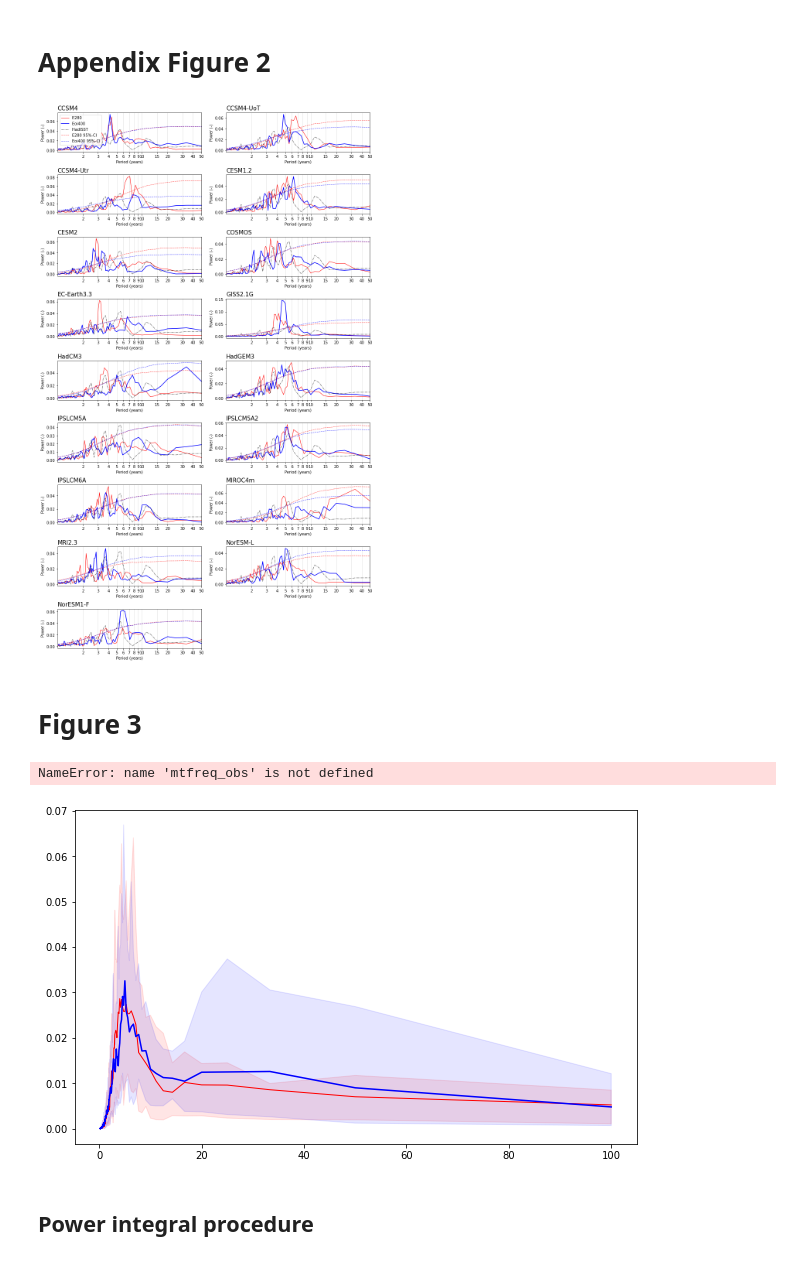
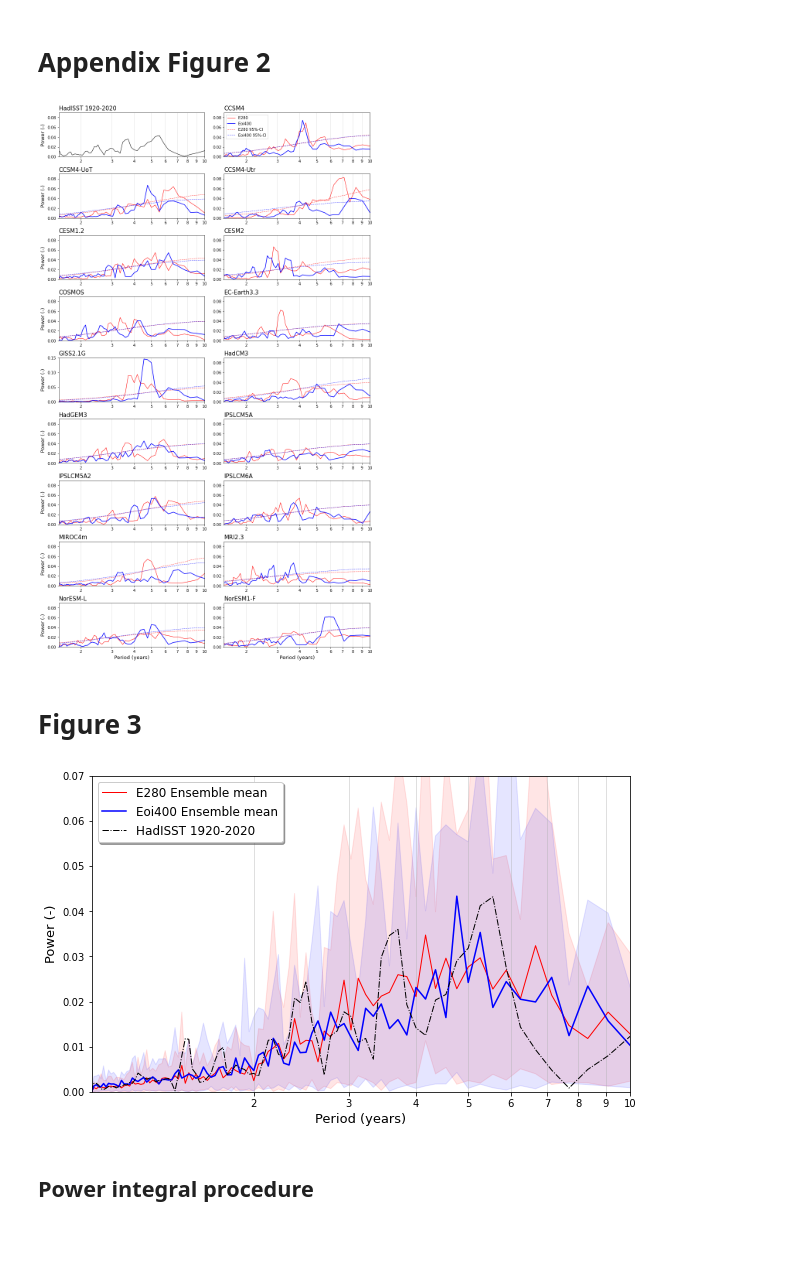
Before and after one commit to arthuroldeman/pliomip2-enso, a Jupyter notebook: spectral_analysis.ipynb, the cells around one changed output. Cells and saved outputs as stored; diff of their text form; code cells hidden in the pictures.

```diff
--- a/spectral_analysis.ipynb
+++ b/spectral_analysis.ipynb
@@ -128,19 +128,23 @@ def integral_power(Tmin, Tmax, power):
 # %%
 ## Calculate Nino34 index time series
 
-trend_type = "linear"
+trend_type = "linear" # linear detrending of Nino34 series
+nino_type = 'Nino34'
 
 for i in range(0, len(modellist)):
 
     print('model = ' + modellist[i])
 
-    ds = Nino34_timeseries(model = modellist[i], run='E280', trend = trend_type)
+#     ds = Nino34_timeseries(model = modellist[i], run='E280', trend = trend_type)
+    ds = Nino_timeseries(model = modellist[i], run='E280', mode = nino_type, trend = trend_type)
+
     if i==0:
         nino_e280   = np.zeros((len(ds), len(modellist)))
         nino_eoi400 = np.zeros((len(ds), len(modellist)))
 
     nino_e280[:,i]   = ds
-    nino_eoi400[:,i] = Nino34_timeseries(model = modellist[i], run='EOI400', trend = trend_type)
+#     nino_eoi400[:,i] = Nino34_timeseries(model = modellist[i], run='EOI400', trend = trend_type)
+    nino_eoi400[:,i] = Nino_timeseries(model = modellist[i], run='EOI400', mode = nino_type, trend = trend_type)
 # %% [output]
 model = CCSM4
 model = CCSM4-UoT
@@ -257,46 +261,57 @@ model = NorESM1-F
 # 1 - 10 yaar
 
 fig1, axs = plt.subplots(nrows=9, ncols=2, figsize=(figwidth2, 20), constrained_layout=True)
-axs = trim_axs(axs, len(modellist))
+axs = trim_axs(axs, len(modellist)+1)
 
 conf = True
 
-for ax1, i in zip(axs, range(0,len(modellist))):
+for ax1, i in zip(axs, range(0,len(modellist)+1)):
 
 #     ax1.plot(fftfreq_e280, fftspec_e280[:,i], '--r', linewidth = 1, alpha = 0.5, label='E280 FFT')
-    ax1.plot(1/(12*mtfreq_e280), mtspec_e280[:,i], '-r', linewidth = 1, label = 'E280')
 #     ax1.plot(fftfreq_eoi400, fftspec_eoi400[:,i], '--b', linewidth = 1.5, alpha=0.5, label='EOI400 FFT')
-    ax1.plot(1/(12*mtfreq_eoi400), mtspec_eoi400[:,i], '-b', linewidth = 1.5, label = 'Eoi400')
+    if i==0:
+        ax1.plot(1/(12*mtfreq_obs), mtspec_obs, 'k-', linewidth = 1, alpha = 1., label = 'HadISST')
+    else:
+        ax1.plot(1/(12*mtfreq_e280), mtspec_e280[:,i-1], '-r', linewidth = 1, label = 'E280')
+        ax1.plot(1/(12*mtfreq_eoi400), mtspec_eoi400[:,i-1], '-b', linewidth = 1.5, label = 'Eoi400')
 
-    ax1.plot(1/(12*mtfreq_obs), mtspec_obs, 'k-.', linewidth = 1, alpha = 0.7, label = 'HadISST')
+    if i>0 and conf == True:
+        ax1.plot(1/(12*mtfreq_e280), mt_ci95_e280[:,i-1], 'r--', alpha=0.7, linewidth = 1, label= 'E280 95%-CI')
+        ax1.plot(1/(12*mtfreq_eoi400), mt_ci95_eoi400[:,i-1], 'b--', alpha=0.7, linewidth = 1, label='Eoi400 95%-CI')
 
-    if conf == True:
-        ax1.plot(1/(12*mtfreq_e280), mt_ci95_e280[:,i], 'r--', alpha=0.7, linewidth = 1, label= 'E280 95%-CI')
-        ax1.plot(1/(12*mtfreq_eoi400), mt_ci95_eoi400[:,i], 'b--', alpha=0.7, linewidth = 1, label='Eoi400 95%-CI')
-
-    if i==0:
+    if i==1:
         ax1.legend(loc='upper left')
 
     ax1.set_xscale('log')
 
-    ax1.set_xlim([1,50])
-    ticks = [2,3,4,5,6,7,8,9,10,15,20,30,40,50]
+    ax1.set_xlim([1.5,10])
+    ticks = [2,3,4,5,6,7,8,9,10]
     ax1.set_xticks(ticks)
     ax1.set_xticklabels(ticks)
-    ax1.set_xlabel('Period (years)')
+    if modellist[i-1]=='GISS2.1G':
+        ax1.set_ylim([0,0.15])
+    else:
+        ax1.set_ylim([0,0.09])
+    if i>len(modellist)-2:
+        ax1.set_xlabel('Period (years)', fontsize=labelfontsize)
     ax1.xaxis.grid(alpha=0.5)
     ax1.get_xaxis().set_tick_params(which='minor', size=0)
     ax1.get_xaxis().set_tick_params(which='minor', width=0)
 
 #     ax1.set_xticks([1e-2]); ax1.set_xticklabels([1e-2])
     # ax1.set_ylim(0, 150000)
-    ax1.set_ylabel('Power (-)');
-    ax1.set_title(modellist[i], loc='left', fontsize=15)
+    if np.mod(i,2)==0:
+        ax1.set_ylabel('Power (-)', fontsize=labelfontsize);
+    if i==0:
+        ax1.set_title('HadISST 1920-2020', loc='left', fontsize=15)
+    else:
+        ax1.set_title(modellist[i-1], loc='left', fontsize=15)
+
 
 # plt.savefig('figures/Nino34_powerspectra_MT_obs_v2.png', bbox_inches='tight', dpi=200)
-# plt.savefig('figures/appendixfigure2_v2.pdf', bbox_inches='tight')
+# plt.savefig('figures/appendixfigure2.pdf', bbox_inches='tight')
 # %% [output]
-[figure, old version]
+[figure, new version]
 # %% [markdown]
 # **Figure 3**
 # %%
@@ -325,37 +340,36 @@ if fill == True:
 ym = np.mean(mtspec_eoi400, axis=1)
 ys = np.std(mtspec_eoi400, axis=1)
 ax1.plot(x, ym, 'b-', linewidth = 1.5, label = 'Eoi400 Ensemble mean')
 
 y=np.sort(mtspec_eoi400, axis=1)
 if fill == True:
     ax1.fill_between(x, y[:,d], y[:,(-d-1)], color='b', alpha=0.1, hatch='')
 #     ax1.fill_between(x, (ym-ys), (ym+ys), color='b', alpha=0.1)
 
 ax1.plot(1/(12*mtfreq_obs), mtspec_obs, 'k-.', linewidth = 1.0, alpha = 1, label = 'HadISST 1920-2020')
 
 ax1.legend(fontsize=legendfontsize, loc='upper left', shadow=True)
 
 ax1.set_xscale('log')
 
-ax1.set_xlim([1, 50])
-ticks = [2,3,4,5,6,7,8,9,10, 15,20,30,40,50]
+ax1.set_xlim([1, 10])
+ticks = [2,3,4,5,6,7,8,9,10]
 ax1.set_xticks(ticks)
 ax1.set_xticklabels(ticks)
 ax1.set_xlabel('Period (years)', fontsize=labelfontsize)
 ax1.xaxis.grid(alpha=0.5)
 ax1.get_xaxis().set_tick_params(which='minor', size=0)
 ax1.get_xaxis().set_tick_params(which='minor', width=0)
 ax1.set_ylim([0, 0.07])
 
 
 ax1.set_ylabel('Power (-)', fontsize=labelfontsize);
 
 # plt.savefig('figures/median_power_spectra.eps', bbox_inches='tight', dpi=200)
 # plt.savefig('figures/mean_power_spectra.pdf', bbox_inches='tight')
 # plt.savefig('figures/figure3.pdf', bbox_inches='tight')
 # %% [output]
-NameError: name 'mtfreq_obs' is not defined
-[figure, old version]
+[figure, new version]
 # %% [markdown]
 ## Power integral procedure
 # %%
```
Also changed, not shown: parts of 3 cells of this notebook, 7 other files.
